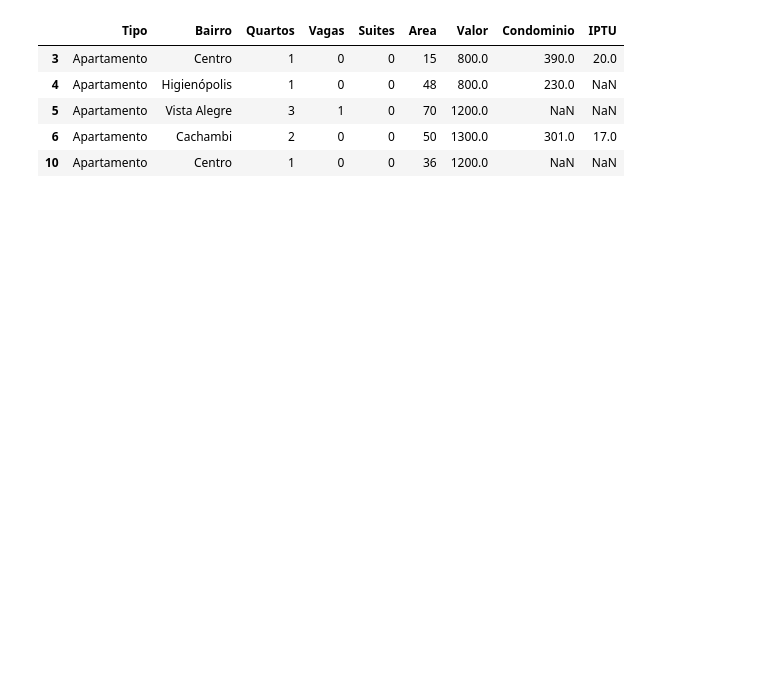
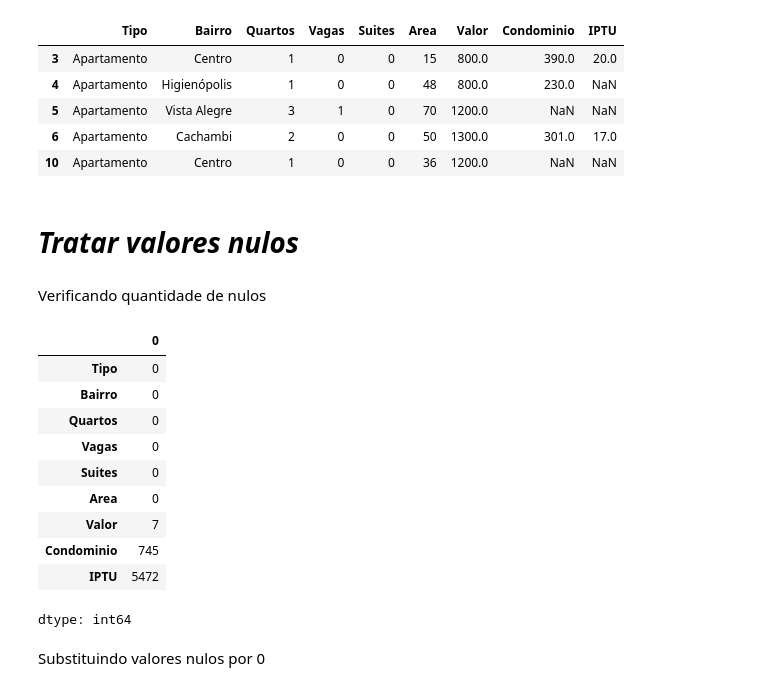
Before and after one commit to carlosclaudinolima/aulaspython, a Jupyter notebook: Projeto_imobiliaria_Pandas.ipynb, the cells around one changed output. Drawn from its saved outputs; the diff is of its cells as text; code cells hidden in the pictures; blank space fills up the shorter version.

```diff
--- a/Projeto_imobiliaria_Pandas.ipynb
+++ b/Projeto_imobiliaria_Pandas.ipynb
@@ -219,3 +223,23 @@ df.head()
 | 5 | Apartamento | Vista Alegre | 3 | 1 | 0 | 70 | 1200.0 | NaN | NaN |
 | 6 | Apartamento | Cachambi | 2 | 0 | 0 | 50 | 1300.0 | 301.0 | 17.0 |
 | 10 | Apartamento | Centro | 1 | 0 | 0 | 36 | 1200.0 | NaN | NaN |
+# %% [markdown]
+# *Tratar valores nulos*
+# %% [markdown]
+Verificando quantidade de nulos
+# %%
+df.isnull().sum()
+# %% [output]
+|  | 0 |
+| Tipo | 0 |
+| Bairro | 0 |
+| Quartos | 0 |
+| Vagas | 0 |
+| Suites | 0 |
+| Area | 0 |
+| Valor | 7 |
+| Condominio | 745 |
+| IPTU | 5472 |
+dtype: int64
+# %% [markdown]
+Substituindo valores nulos por 0
```
Also changed, not shown: parts of 16 cells of this notebook.
